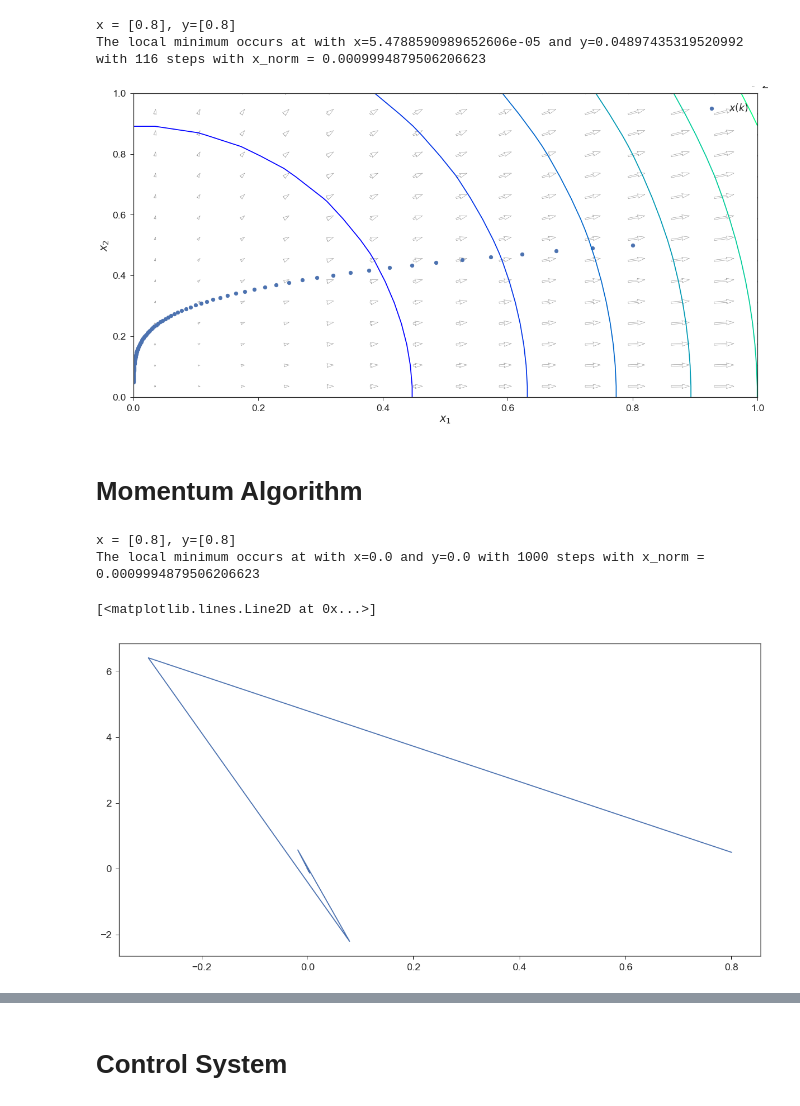
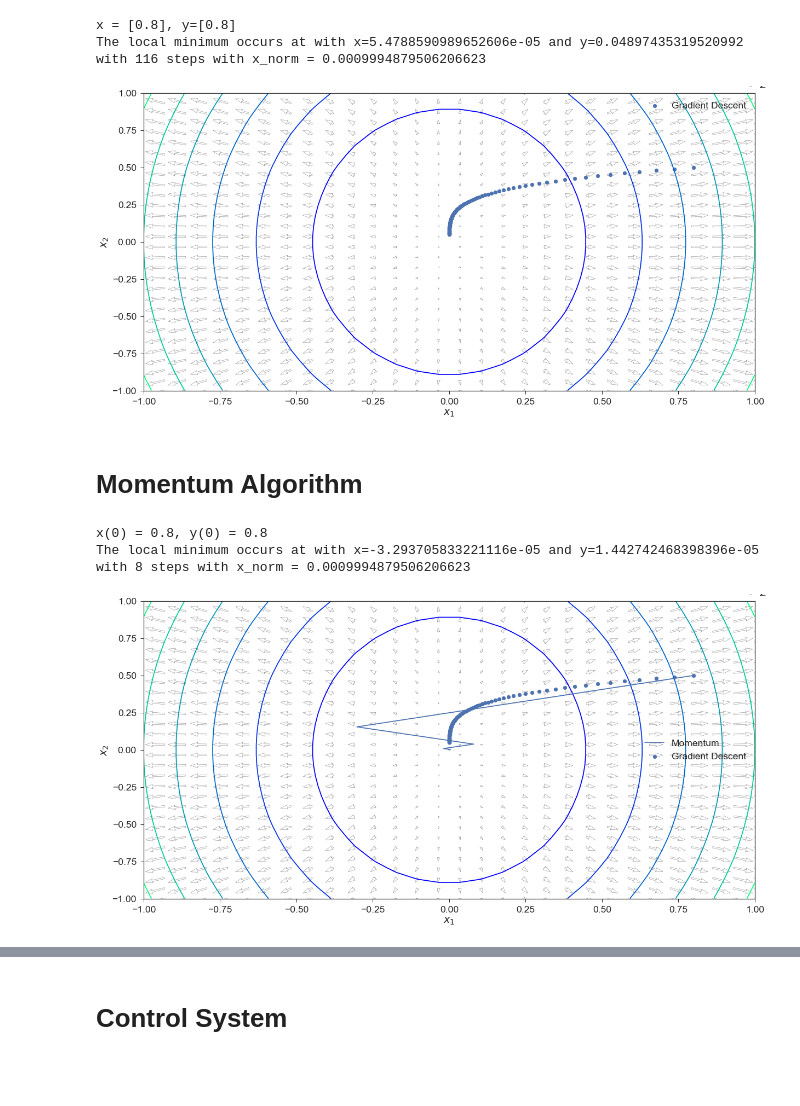
Before and after one commit to hsteinshiromoto/book.optimisation, a Jupyter notebook: src/notebooks/momentum.ipynb, the cells around one changed output, grey strips where cells are left out. Saved outputs shown, nothing was run; the diff lists cells and outputs as text; code cells hidden in the pictures; blank space fills up the shorter version.

Commit message:
Change images. Improve Slides

```diff
--- a/src/notebooks/momentum.ipynb
+++ b/src/notebooks/momentum.ipynb
@@ -149,56 +149,67 @@ CS = plt.contour(x, y, z, lw=3, cmap="winter", linestyles="solid")
 Q = plt.quiver(x, y, fx(x), fy(y), units='width', edgecolor='k', facecolor='None', linewidth=.5, alpha=.5)
 qk = plt.quiverkey(Q, 0.9, 0.9, 2, r'$2 \frac{m}{s}$', labelpos='E',
                    coordinates='figure')
-plt.scatter(x_iter, y_iter, label='$x(k)$')
+plt.scatter(x_iter, y_iter, label='Gradient Descent')
 plt.xlabel('$x_1$')
 plt.ylabel('$x_2$')
-plt.xlim(0,1)
-plt.ylim(0,1)
+# plt.xlim(0,1)
+# plt.ylim(0,1)
 plt.legend()
 file_name = 'grad_contour.eps'
 plt.savefig(os.path.join(path_imgs, file_name) , format='eps', dpi=1000)
 # %% [output]
-[figure, old version]
+[figure, new version]
 # %% [markdown]
 # Momentum Algorithm
 # %%
 lambda_1 = 8
 lambda_2 = 4
 beta=((np.sqrt(8.0)-2.0)/(np.sqrt(8.0)+2.0))**2
 gamma = (2.0/(np.sqrt(8.0)+2.0))**2 # step size multiplier
-x_iter = [0.8]
-y_iter = [0.5]
-print('x = {0}, y={0}'.format(x_iter, y_iter))
+x1_iter = [0.8]
+x2_iter = [0.5]
+y1_iter = [0.8]
+y2_iter = [0.5]
+print('x(0) = {0}, y(0) = {0}'.format(x1_iter[0], x2_iter[0]))
 
 precision = 0.001
-norm_mom = [np.sqrt(x_iter[0]**2 +  y_iter[0]**2)]
+norm_mom = [np.sqrt(x1_iter[0]**2 +  x2_iter[0]**2)]
 max_steps = 1000
 counter_mom = 1
 
-while (counter_mom < max_steps):# and (norm_mom[counter_mom-1] > precision):
-        y_iter.append(beta*y_iter[counter_mom - 1] + lambda_1*x_iter[counter_mom - 1])
-        x_iter.append(x_iter[counter_mom - 1] - gamma*y_iter[counter_mom])
+while (counter_mom < max_steps) and (norm_mom[counter_mom-1] > precision):
+        y1_iter.append(beta*y1_iter[counter_mom - 1] + lambda_1*x1_iter[counter_mom - 1])
+        x1_iter.append(x1_iter[counter_mom - 1] - gamma*y1_iter[counter_mom])
+        y2_iter.append(beta*y2_iter[counter_mom - 1] + lambda_2*x2_iter[counter_mom - 1])
+        x2_iter.append(x2_iter[counter_mom - 1] - gamma*y2_iter[counter_mom])
 
-    #     x_iter = x_iter - gamma*fx(x_iter)
-    #     y_iter = y_iter - gamma*fy(y_iter)
-        norm_mom.append(np.sqrt((x_iter[counter_mom - 1]-x_iter[counter_mom])**2 + (y_iter[counter_mom - 1]-y_iter[counter_mom])**2))
+        norm_mom.append(np.sqrt((x1_iter[counter_mom - 1]-x1_iter[counter_mom])**2 + (x2_iter[counter_mom - 1]-x2_iter[counter_mom])**2))
     #     print('x[{0}] = {1}, x[{1}]={3}, x_norm ={4}'.format(counter, counter-1, x_iter[counter], x_iter[counter-1],abs(x_iter[counter - 1]-x_iter[counter])))
         counter_mom += 1
 
 
 
-print("The local minimum occurs at with x={0} and y={1} with {2} steps with x_norm = {3}".format(x_iter[-1], y_iter[-1], counter_mom, norm[-1]))
+print("The local minimum occurs at with x={0} and y={1} with {2} steps with x_norm = {3}".format(x1_iter[-1], x2_iter[-1], counter_mom, norm[-1]))
 # plt.plot(range(counter), norm, label='Gradient Descent', linewidth=3.0, linestyle='--')
 # plt.plot(range(counter_mom), norm_mom, label='Momentum', linewidth=3.0)
 # plt.xlabel('Iteration [k]')
 # plt.ylabel('Norm')
 # plt.legend()
 # file_name = 'gd_mom_comp.eps'
 # plt.savefig(os.path.join(path_imgs, file_name) , format='eps', dpi=1000)
-
-plt.plot(x_iter, y_iter)
+plt.figure()
+CS = plt.contour(x, y, z, lw=3, cmap="winter", linestyles="solid")
+Q = plt.quiver(x, y, fx(x), fy(y), units='width', edgecolor='k', facecolor='None', linewidth=.5, alpha=.5)
+qk = plt.quiverkey(Q, 0.9, 0.9, 2, r'$2 \frac{m}{s}$', labelpos='E',
+                   coordinates='figure')
+plt.plot(x1_iter, x2_iter, label='Momentum')
+plt.scatter(x_iter, y_iter, label='Gradient Descent')
+plt.xlabel('$x_1$')
+plt.ylabel('$x_2$')
+plt.legend()
+file_name = 'mom_contour.eps'
+plt.savefig(os.path.join(path_imgs, file_name) , format='eps', dpi=1000)
 # %% [output]
-x = [0.8], y=[0.8]
-The local minimum occurs at with x=0.0 and y=0.0 with 1000 steps with x_norm = 0.0009994879506206623
+x(0) = 0.8, y(0) = 0.8
+The local minimum occurs at with x=-3.293705833221116e-05 and y=1.442742468398396e-05 with 8 steps with x_norm = 0.0009994879506206623
-[<matplotlib.lines.Line2D at 0x...>]
-[figure, old version]
+[figure, new version]
```
Also changed, not shown: parts of 2 cells of this notebook, 3 other files.
